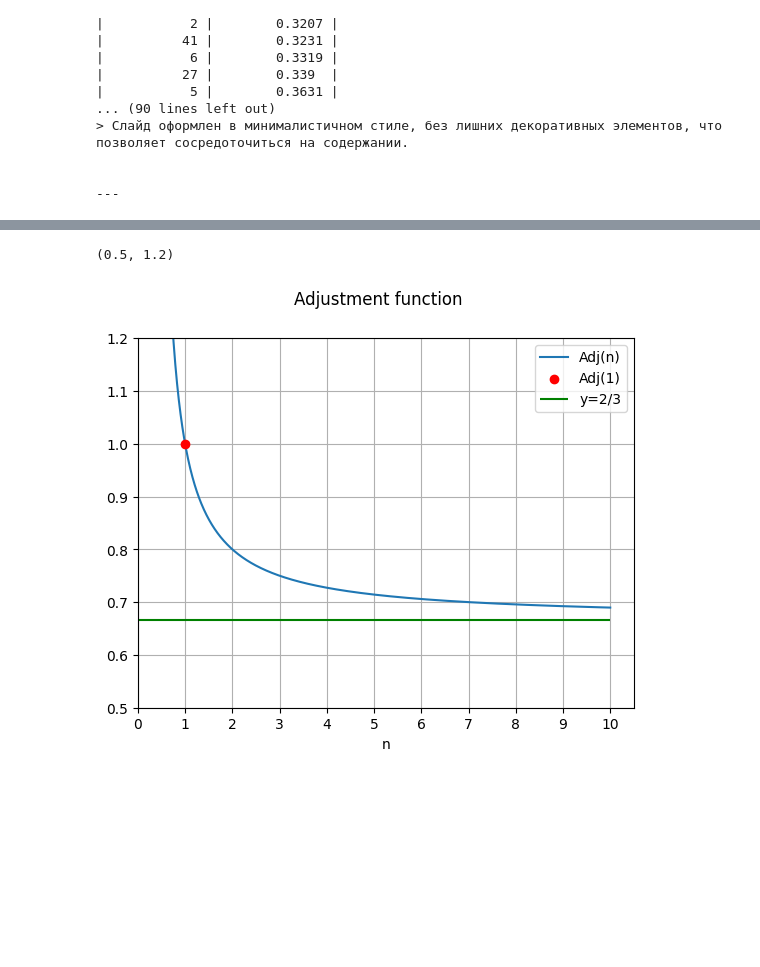
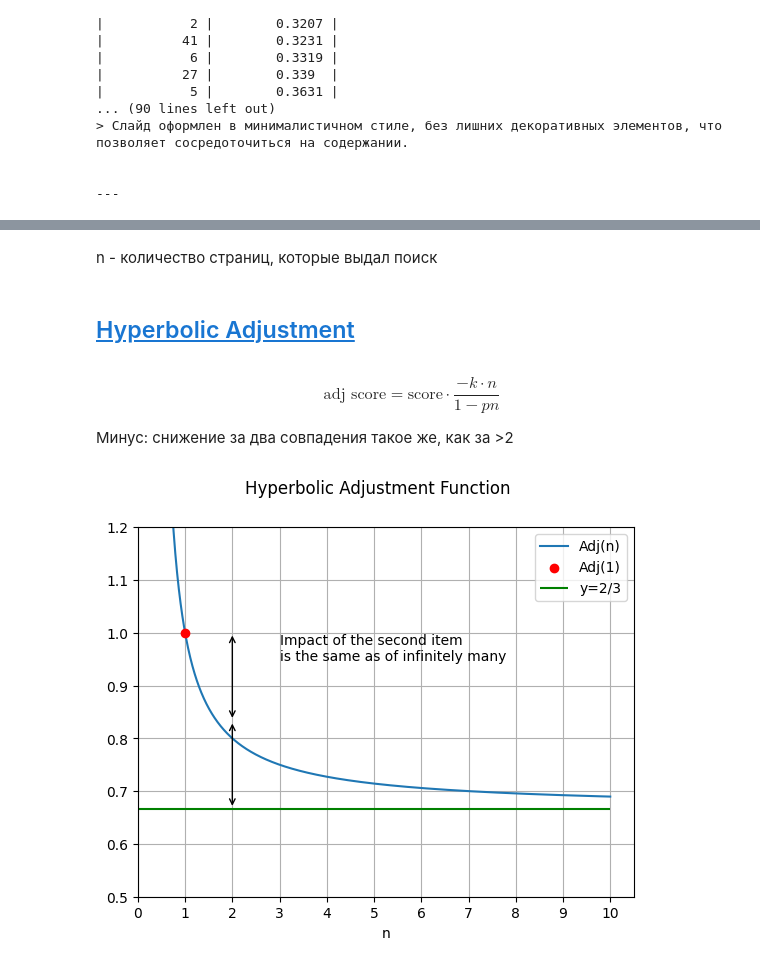
Before and after one commit to tambovtsev-io/presentation-search, a Jupyter notebook: notebooks/rag/chroma_metric_research.ipynb, the cells around one changed output, grey strips where cells are left out. Cells and saved outputs as stored; diff of their text form; code cells hidden in the pictures; blank space fills up the shorter version.

```diff
--- a/notebooks/rag/chroma_metric_research.ipynb
+++ b/notebooks/rag/chroma_metric_research.ipynb
@@ -649,28 +612,46 @@ Page: 5
+# %% [markdown]
+n - количество страниц, которые выдал поиск
+# %% [markdown]
+## <a id='toc9_1_'></a>[Hyperbolic Adjustment](#toc0_)
+# %% [markdown]
+$$
+\text{adj score} = \text{score} \cdot \frac{-k \cdot n}{1-p n}
+$$
+
+Минус: снижение за два совпадения такое же, как за >2
 # %%
 import matplotlib.pyplot as plt
+import numpy as np
 
 k = 2
 p = 3
 asympt = k/p
 
 xs = np.linspace(0.7, 10, 1000)
 ys = -k*xs/(1-p*xs)
 plt.plot(xs, ys, label="Adj(n)")
 
 plt.scatter([1], [1], color='red', label="Adj(1)", zorder=10)
 
 plt.hlines(asympt, 0, 10, color='green', label=f"y={k}/{p}")
 
-
-
 plt.xticks(np.arange(0, 11, 1))
 plt.grid()
 plt.legend()
-plt.suptitle("Adjustment function")
+plt.suptitle("Hyperbolic Adjustment Function")
 plt.xlabel("n")
 
 plt.xlim(0, None)
 plt.ylim(0.5, 1.2)
+
+delta = 1-asympt
+
+x_arrows = 2
+plt.annotate("", xy=(x_arrows, 1-delta/2), xytext=(x_arrows, 1),
+            arrowprops=dict(arrowstyle="<->"))
+plt.annotate("", xy=(x_arrows, asympt), xytext=(x_arrows, 1-delta/2),
+            arrowprops=dict(arrowstyle="<->"))
+plt.text(3, 1, "Impact of the second item \nis the same as of infinitely many",
+         verticalalignment='top');
 # %% [output]
-(0.5, 1.2)
-[figure, old version]
+[figure, new version]
```
Also changed, not shown: parts of 9 cells of this notebook.
